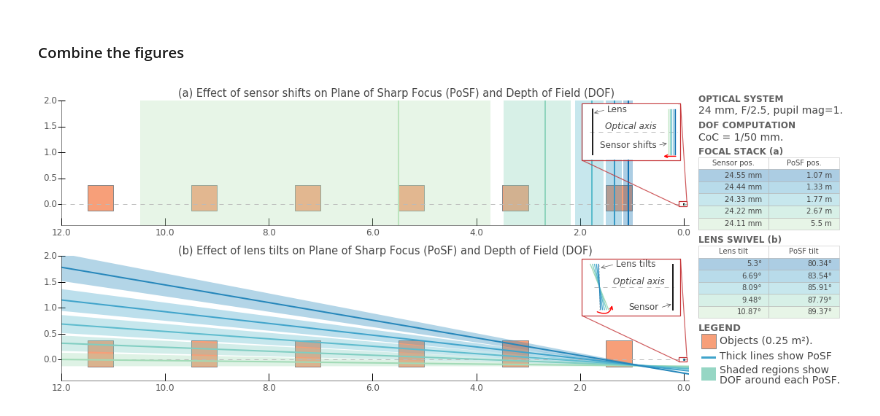
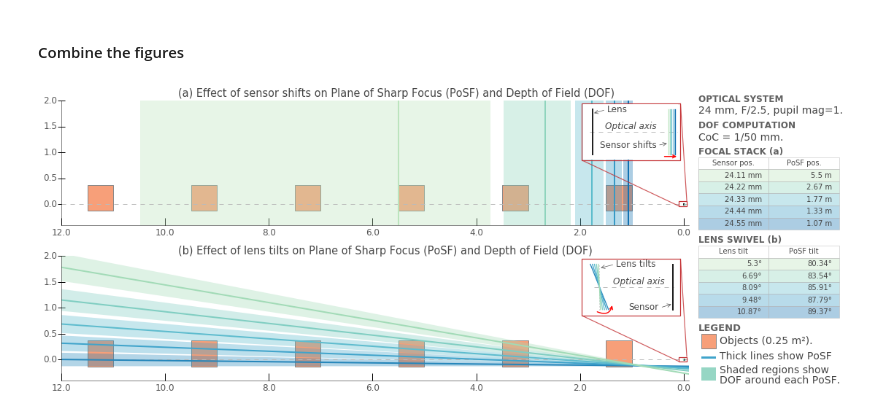
Before and after one commit to indranilsinharoy/phd-artifacts, a Jupyter notebook: chapters/chapter03_geometricmodel/code/PoSFcompare_rigidcam_scheimpflug.ipynb, the cells around one changed output. Saved outputs shown, nothing was run; the diff lists cells and outputs as text; code cells hidden in the pictures.

```diff
--- a/chapters/chapter03_geometricmodel/code/PoSFcompare_rigidcam_scheimpflug.ipynb
+++ b/chapters/chapter03_geometricmodel/code/PoSFcompare_rigidcam_scheimpflug.ipynb
@@ -234,6 +234,7 @@ def render_scheimpflug_dof(fig, ax, inset_rect):
     ccmap = plt.cm.GnBu
     cindex = np.linspace(100, ccmap.N-60, num)
     cols = [ccmap(int(i)) for i in cindex]
+    cols.reverse()
 
     ymin, ymax = -400, 2000
     uo = 1200
@@ -407,6 +408,9 @@ def render_focal_stacking_dof(fig, ax, inset_rect):
 
     u_start = 1065
     u_end = 5500
+
+    #u_start = 5500
+    #u_end = 1065
 
     v_start = gou.gaussian_lens_formula(u=u_start, v=None, f=f).v
     v_end = gou.gaussian_lens_formula(u=u_end, v=None, f=f).v
@@ -426,6 +430,7 @@ def render_focal_stacking_dof(fig, ax, inset_rect):
     ccmap = plt.cm.GnBu_r
     cindex = np.linspace(40, ccmap.N-80, num)
     cols = [ccmap(int(i)) for i in cindex]
+    #cols.reverse()
 
     # draw lens plane
     x, y = get_points(0, 0, -10, 10)
@@ -473,7 +478,7 @@ def render_focal_stacking_dof(fig, ax, inset_rect):
 
     # Draw image planes
     img_dist = np.linspace(v_start, v_end, num)
-    for i, v in enumerate(img_dist + -0.15*np.arange(len(img_dist))):
+    for i, v in enumerate(img_dist - 0.15*np.arange(len(img_dist))):
         #print('v =',  v)
         x, y = get_points(angleY=0, xo=v, ymin=-4, ymax=4)
         inset_ax.plot(x, y, color=cols[i], alpha=1)
@@ -531,7 +536,7 @@ def render_focal_stacking_dof(fig, ax, inset_rect):
                     arrowprops=dict(arrowstyle="->", linewidth=0.7, color='#505050',  relpos=(0.8,0.2)))
     inset_ax.annotate('Lens', (inset_enp_x, 3.3), (inset_enp_x + 2.3, 3.6), fontsize=12,
                      arrowprops=dict(arrowstyle="->", linewidth=0.7, color='#555555',  relpos=(0.0,0.5)))
-    inset_ax.annotate('', (inset_img_plane_x - 1., -4.35), (inset_img_plane_x+1.4, -4.35),
+    inset_ax.annotate('', (inset_img_plane_x + 1.552, -4.39), (inset_img_plane_x - 0.85, -4.39),
                       arrowprops=dict(arrowstyle="->", color='red', lw=1.4,))
 
     ax.set_aspect('equal')
@@ -616,36 +621,38 @@ for each in cols:
     col = list(each)
     col[3] = alpha
     cols_alpha.append(col)
 cols = cols_alpha
+cols.reverse()
 
-cell_text_t1 = [['24.55 mm', '1.07 m'], ['24.44 mm', '1.33 m'], ['24.33 mm', '1.77 m'],
-                ['24.22 mm', '2.67 m'], ['24.11 mm', '5.5 m']]
+cell_text_t1 = [['24.11 mm', '5.5 m'], ['24.22 mm', '2.67 m'], ['24.33 mm', '1.77 m'],
+                ['24.44 mm', '1.33 m'], ['24.55 mm', '1.07 m']]
+
 cell_text_t2 = [['5.3'+u"\u00B0", '80.34'+u"\u00B0"], ['6.69'+u"\u00B0", '83.54'+u"\u00B0"],
                 ['8.09'+u"\u00B0", '85.91'+u"\u00B0"], ['9.48'+u"\u00B0", '87.79'+u"\u00B0"],
                 ['10.87'+u"\u00B0", '89.37'+u"\u00B0"]]
 
 cell_colors = [[cols[0], cols[0]], [cols[1], cols[1]], [cols[2], cols[2]], [cols[3], cols[3]], [cols[4], cols[4]]]
 
 t1 = ax3.table(cellText=cell_text_t1, rowLabels=blank_rows,cellColours=cell_colors, colLabels=columns_t1,
                loc='bottom', bbox=[gbl_xoff, gbl_yoff - 0.44, 0.99, 0.25])
 
 t2 = ax3.table(cellText=cell_text_t2, rowLabels=blank_rows,cellColours=cell_colors, colLabels=columns_t2,
                loc='bottom', bbox=[gbl_xoff, gbl_yoff - 0.745, 0.99, 0.25])
 
 for table in [t1, t2]:
     for key, cell in table.get_celld().items():
         cell.set_linewidth(0.5)
         cell.set_edgecolor('#BBBBBB')
 
 # Figure texts
 fig.text(x=0.15, y=0.675, s='(a) Effect of sensor shifts on Plane of Sharp Focus (PoSF) and Depth of Field (DOF)',
          fontsize=14.5)
 fig.text(x=0.15, y=0.301, s='(b) Effect of lens tilts on Plane of Sharp Focus (PoSF) and Depth of Field (DOF)',
          fontsize=14.5)
 
 plt.show()
 # %% [output]
-[figure, old version]
+[figure, new version]
 # %%
 SAVE_FIGURE = True
 if SAVE_FIGURE:
```
Also changed, not shown: parts of 1 cell of this notebook, 2 other files.
